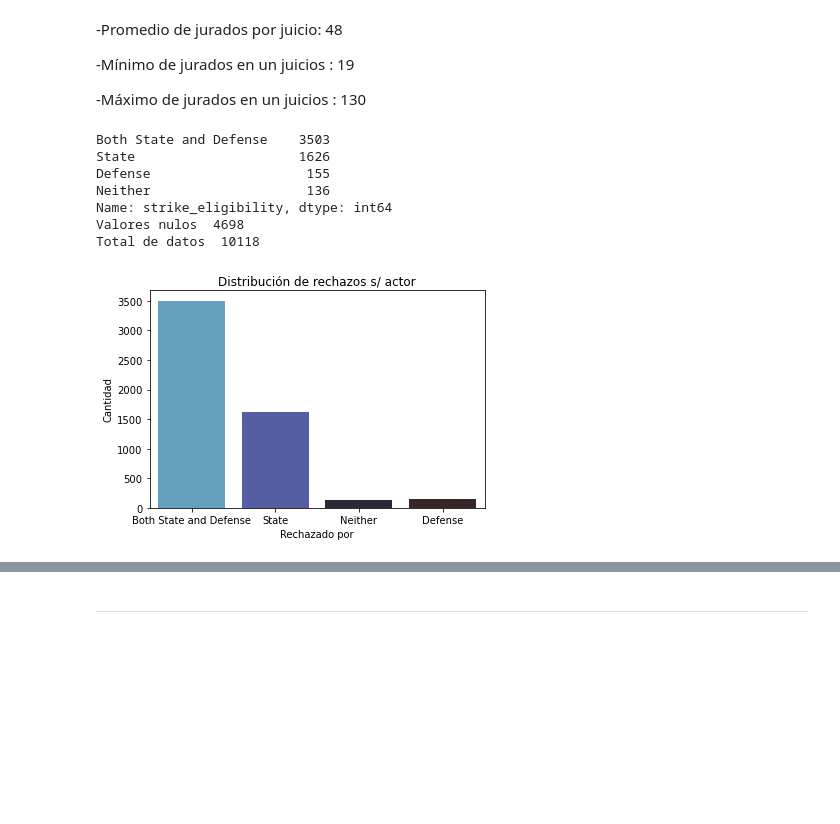
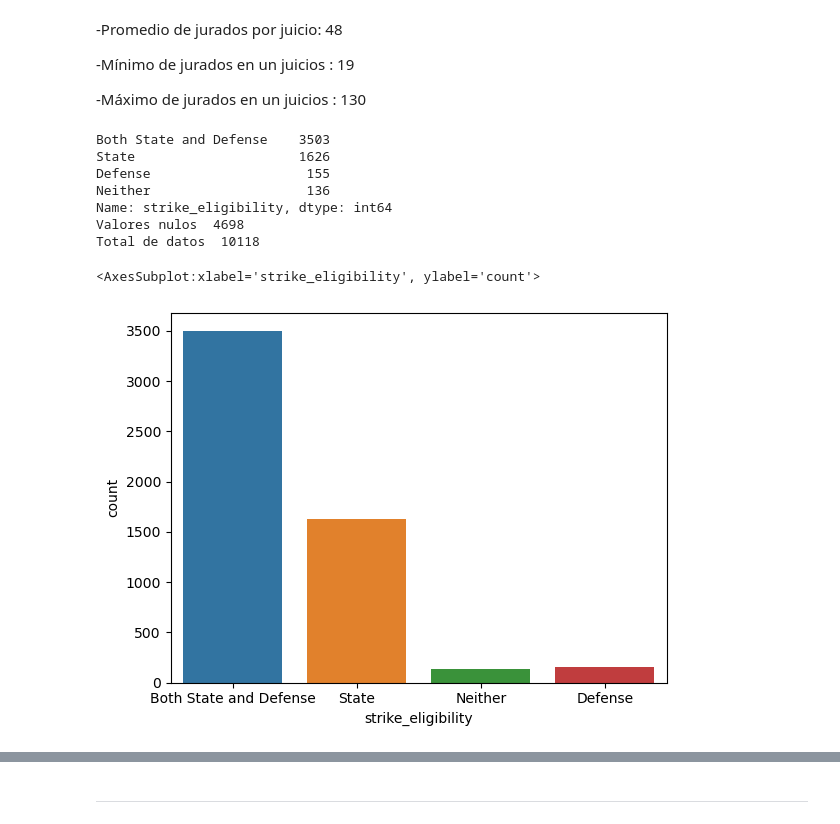
Before and after one commit to matfarinelli/DH-DS-Desafio-IV, a Jupyter notebook: jury-data-master/desafio.ipynb, the cells around one changed output, grey strips where cells are left out. Cells and saved outputs as stored; diff of their text form; code cells hidden in the pictures; blank space fills up the shorter version.

```diff
--- a/jury-data-master/desafio.ipynb
+++ b/jury-data-master/desafio.ipynb
@@ -51,13 +51,5 @@ Name: race, dtype: int64
 #Selección de las categorías 'Black' y 'White' la columna 'race'
 mask_jurors_2 = ['Black', 'White']
 data_jurors_mask_2 = data_jurors['race']. apply(lambda x: x in mask_jurors_2)
-data_jurors = data_jurors.loc[data_jurors_mask_2]
-# data_jurors = data_jurors_3
+data_jurors_3 = data_jurors.loc[data_jurors_mask_2]
+data_jurors = data_jurors_3
-# %%
-sns.set_palette("YlOrBr")
-plt.figure(figsize=(8,6))
-sns.countplot(x='race', data=data_jurors, hue='gender')
-plt.xlabel('Grupo étnico', fontsize=12)
-plt.ylabel('Cantidad', fontsize=12)
-plt.title(f'Distribución por etnia y sexo de los jurados ({len(data_jurors)})', fontsize=14)
-plt.show()
@@ -123,22 +113,19 @@ juror_x_trial.sort_values(by='count_juror').describe()
 # %%
 print(data_jurors.strike_eligibility.value_counts())
 print(f'Valores nulos ' , data_jurors.strike_eligibility.isna().sum())
 print(f'Total de datos ', data_jurors.strike_eligibility.shape[0])
 
 sns.countplot(x='strike_eligibility', data=data_jurors)
-plt.xlabel('Rechazado por')
-plt.ylabel('Cantidad')
-plt.title('Distribución de rechazos s/ actor')
-plt.show()
 # %% [output]
 Both State and Defense    3503
 State                     1626
 Defense                    155
 Neither                    136
 Name: strike_eligibility, dtype: int64
 Valores nulos  4698
 Total de datos  10118
+<AxesSubplot:xlabel='strike_eligibility', ylabel='count'>
-[figure, old version]
+[figure, new version]
 # %%
 data_jurors_struck_by=pd.DataFrame(data_jurors.struck_by)
 # %%
```
Also changed, not shown: parts of 58 cells of this notebook, 1 other file.
